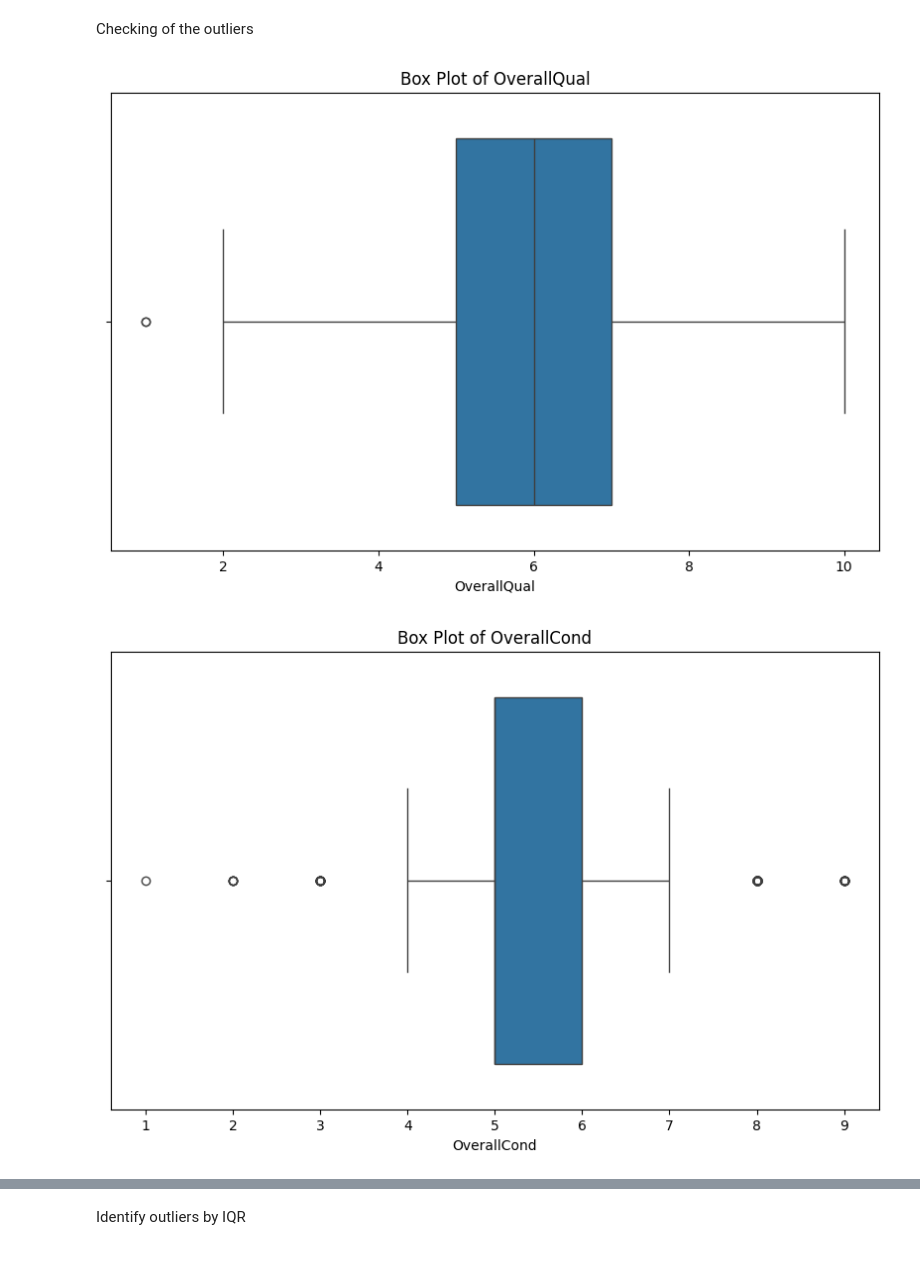
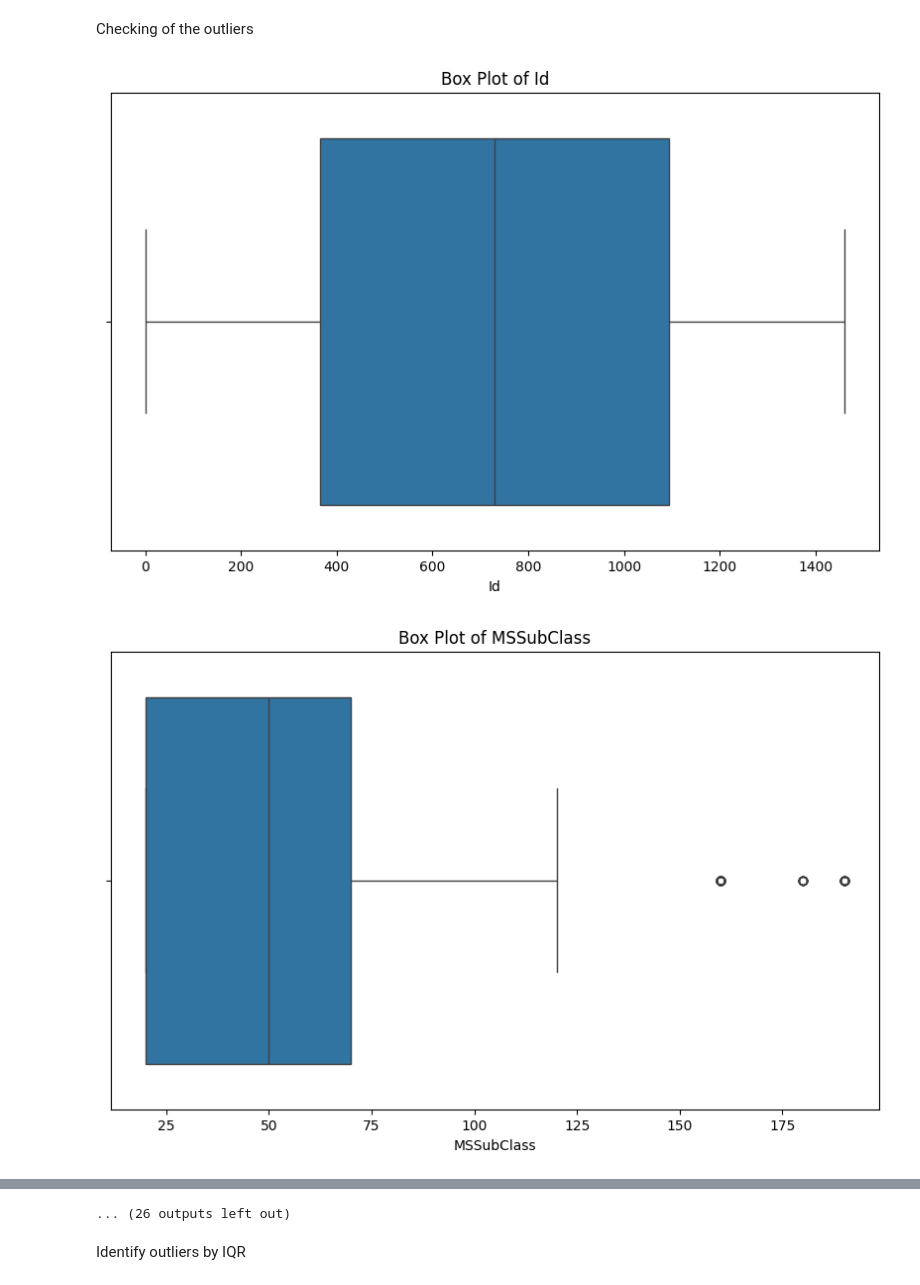
Before and after one commit to Andrian206/belajar-machine-learning-workflow, a Jupyter notebook: latihan.ipynb, the cells around one changed output, grey strips where cells are left out. Drawn from its saved outputs; the diff is of its cells as text; code cells hidden in the pictures.

```diff
--- a/latihan.ipynb
+++ b/latihan.ipynb
@@ -107,7 +120,7 @@ train[numeric_features] = train[numeric_features].fillna(train[numeric_features]
 # %% [markdown]
 Fill in the missing value (Category)
 # %%
-categorical_feature = train[less].select_dtypes(include=['object', 'str']).columns
+categorical_feature = train[less].select_dtypes(include=['object']).columns
 
 for column in categorical_feature:
     train[column] = train[column].fillna(train[column].mode()[0])
@@ -125,17 +141,11 @@ Series([], dtype: int64)
 # %% [markdown]
 Checking of the outliers
 # %%
-import pandas as pd
-import seaborn as sns
-import matplotlib.pyplot as plt
-
-selected_features = ['OverallQual', 'OverallCond']
-
-for feature in selected_features:
+for feature in numeric_features:
     plt.figure(figsize=(10, 6))
     sns.boxplot(x=df[feature])
     plt.title(f'Box Plot of {feature}')
     plt.show()
 # %% [output]
-[figure, old version]
+[figure, new version]
-[figure, old version]
+[figure, new version]
@@ -142,3 +162,4 @@ for feature in selected_features:
+... (26 outputs left out)
 # %% [markdown]
 Identify outliers by IQR
 # %%
```
Also changed, not shown: parts of 24 cells of this notebook.
